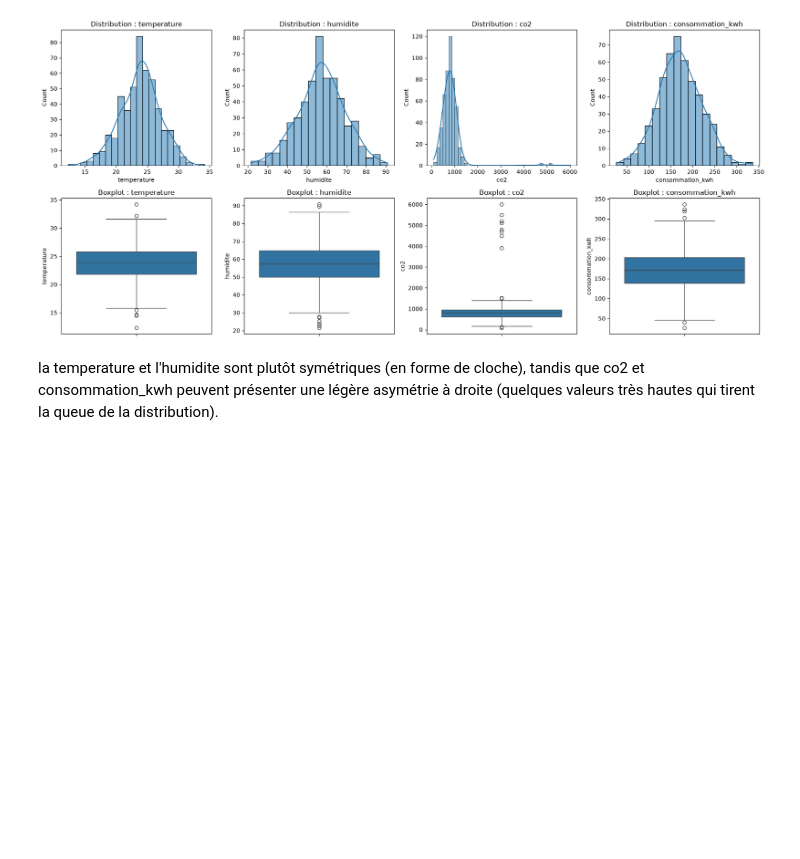
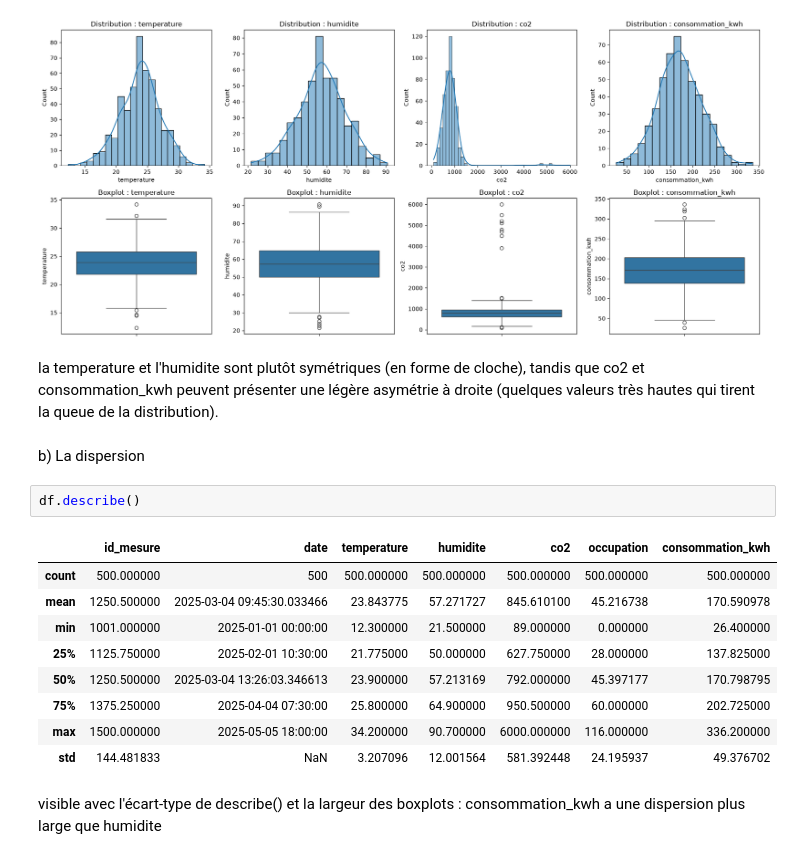
Before and after one commit to yohanfredyh/preparation_donn-es_tabulaires, a Jupyter notebook: notebooks/atelier_prepa_donnees_tab.ipynb, the cells around one changed output. Drawn from its saved outputs; the diff is of its cells as text; blank space fills up the shorter version.

Commit message:
vérification de la dispersion

```diff
--- a/notebooks/atelier_prepa_donnees_tab.ipynb
+++ b/notebooks/atelier_prepa_donnees_tab.ipynb
@@ -421,3 +421,19 @@ plt.show()
 [figure]
 # %% [markdown]
 la temperature et l'humidite sont plutôt symétriques (en forme de cloche), tandis que co2 et consommation_kwh peuvent présenter une légère asymétrie à droite (quelques valeurs très hautes qui tirent la queue de la distribution).
+# %% [markdown]
+b) La dispersion
+# %%
+df.describe()
+# %% [output]
+|  | id_mesure | date | temperature | humidite | co2 | occupation | consommation_kwh |
+| count | 500.000000 | 500 | 500.000000 | 500.000000 | 500.000000 | 500.000000 | 500.000000 |
+| mean | 1250.500000 | 2025-03-04 09:45:30.033466 | 23.843775 | 57.271727 | 845.610100 | 45.216738 | 170.590978 |
+| min | 1001.000000 | 2025-01-01 00:00:00 | 12.300000 | 21.500000 | 89.000000 | 0.000000 | 26.400000 |
+| 25% | 1125.750000 | 2025-02-01 10:30:00 | 21.775000 | 50.000000 | 627.750000 | 28.000000 | 137.825000 |
+| 50% | 1250.500000 | 2025-03-04 13:26:03.346613 | 23.900000 | 57.213169 | 792.000000 | 45.397177 | 170.798795 |
+| 75% | 1375.250000 | 2025-04-04 07:30:00 | 25.800000 | 64.900000 | 950.500000 | 60.000000 | 202.725000 |
+| max | 1500.000000 | 2025-05-05 18:00:00 | 34.200000 | 90.700000 | 6000.000000 | 116.000000 | 336.200000 |
+| std | 144.481833 | NaN | 3.207096 | 12.001564 | 581.392448 | 24.195937 | 49.376702 |
+# %% [markdown]
+visible avec l'écart-type de describe() et la largeur des boxplots : consommation_kwh a une dispersion plus large que humidite
```
